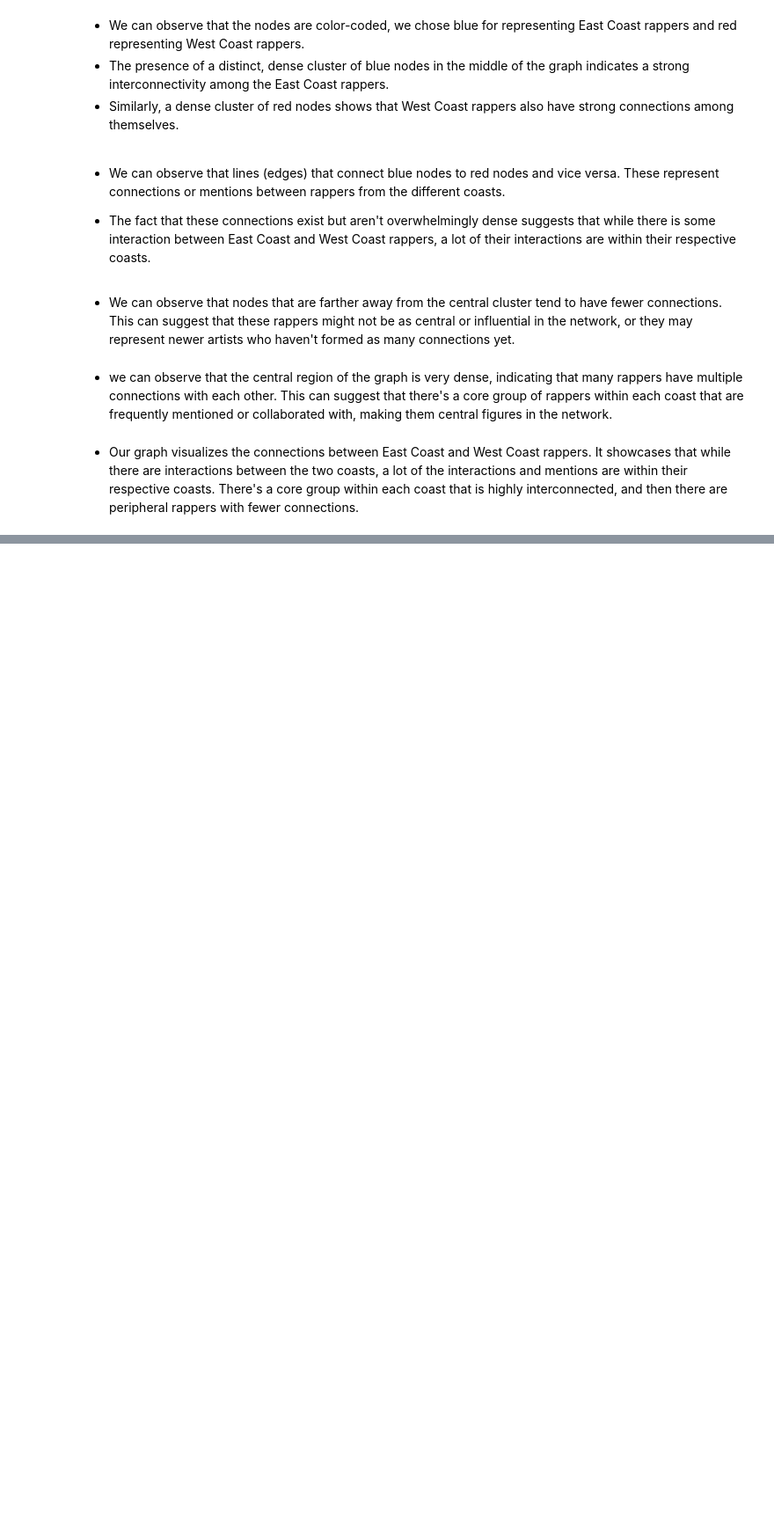
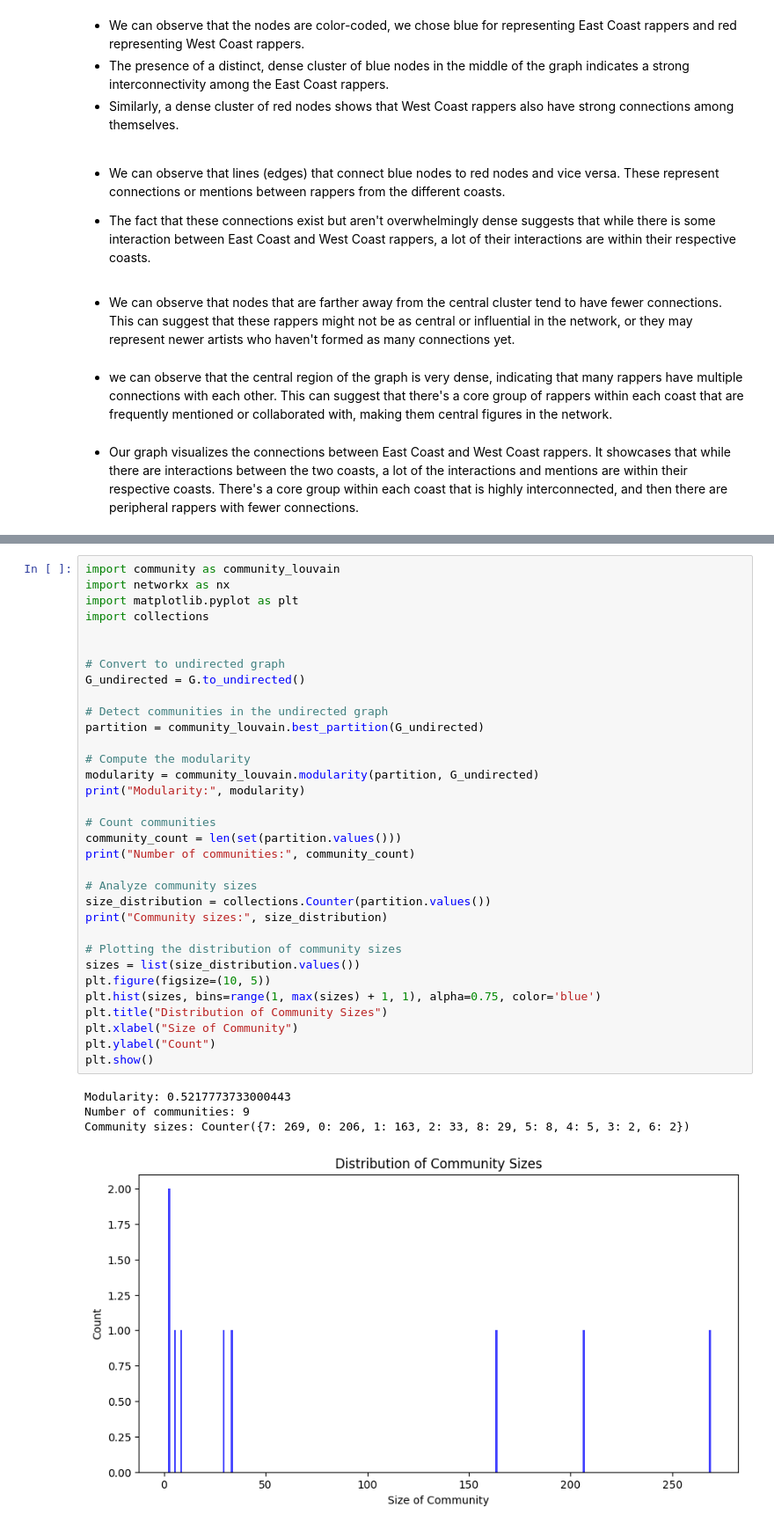
Before and after one commit to MrCogito/Social_Networks_2023, a Jupyter notebook: Assignment_2.ipynb, the cells around one changed output, grey strips where cells are left out. Shown at 88% size. Cells and saved outputs as stored; diff of their text form; blank space fills up the shorter version.

```diff
--- a/Assignment_2.ipynb
+++ b/Assignment_2.ipynb
@@ -520,0 +756,38 @@ plt.show()
+# %%
+import community as community_louvain
+import networkx as nx
+import matplotlib.pyplot as plt
+import collections
+
+
+# Convert to undirected graph
+G_undirected = G.to_undirected()
+
+# Detect communities in the undirected graph
+partition = community_louvain.best_partition(G_undirected)
+
+# Compute the modularity
+modularity = community_louvain.modularity(partition, G_undirected)
+print("Modularity:", modularity)
+
+# Count communities
+community_count = len(set(partition.values()))
+print("Number of communities:", community_count)
+
+# Analyze community sizes
+size_distribution = collections.Counter(partition.values())
+print("Community sizes:", size_distribution)
+
+# Plotting the distribution of community sizes
+sizes = list(size_distribution.values())
+plt.figure(figsize=(10, 5))
+plt.hist(sizes, bins=range(1, max(sizes) + 1, 1), alpha=0.75, color='blue')
+plt.title("Distribution of Community Sizes")
+plt.xlabel("Size of Community")
+plt.ylabel("Count")
+plt.show()
+# %% [output]
+Modularity: 0.5217773733000443
+Number of communities: 9
+Community sizes: Counter({7: 269, 0: 206, 1: 163, 2: 33, 8: 29, 5: 8, 4: 5, 3: 2, 6: 2})
+[figure, added]
```
Also changed, not shown: parts of 38 cells of this notebook, 2 other files.
